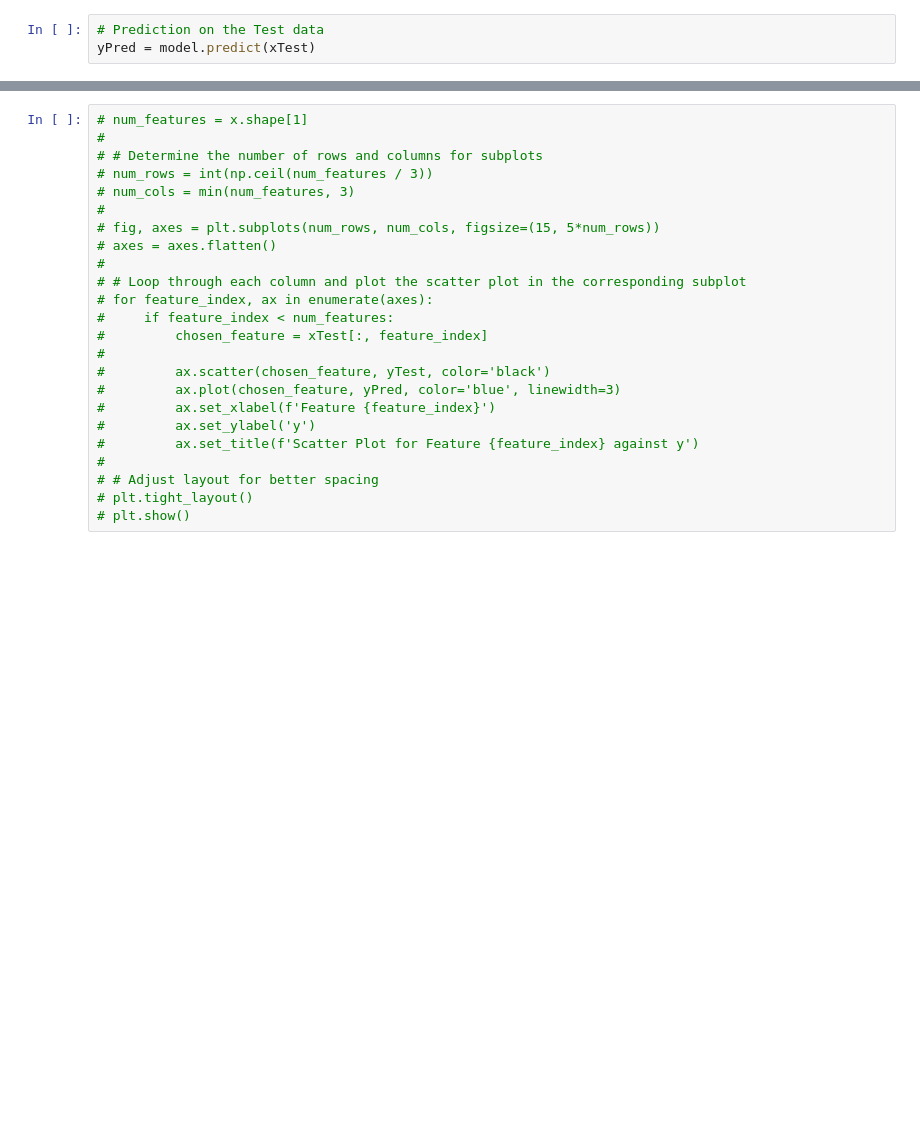
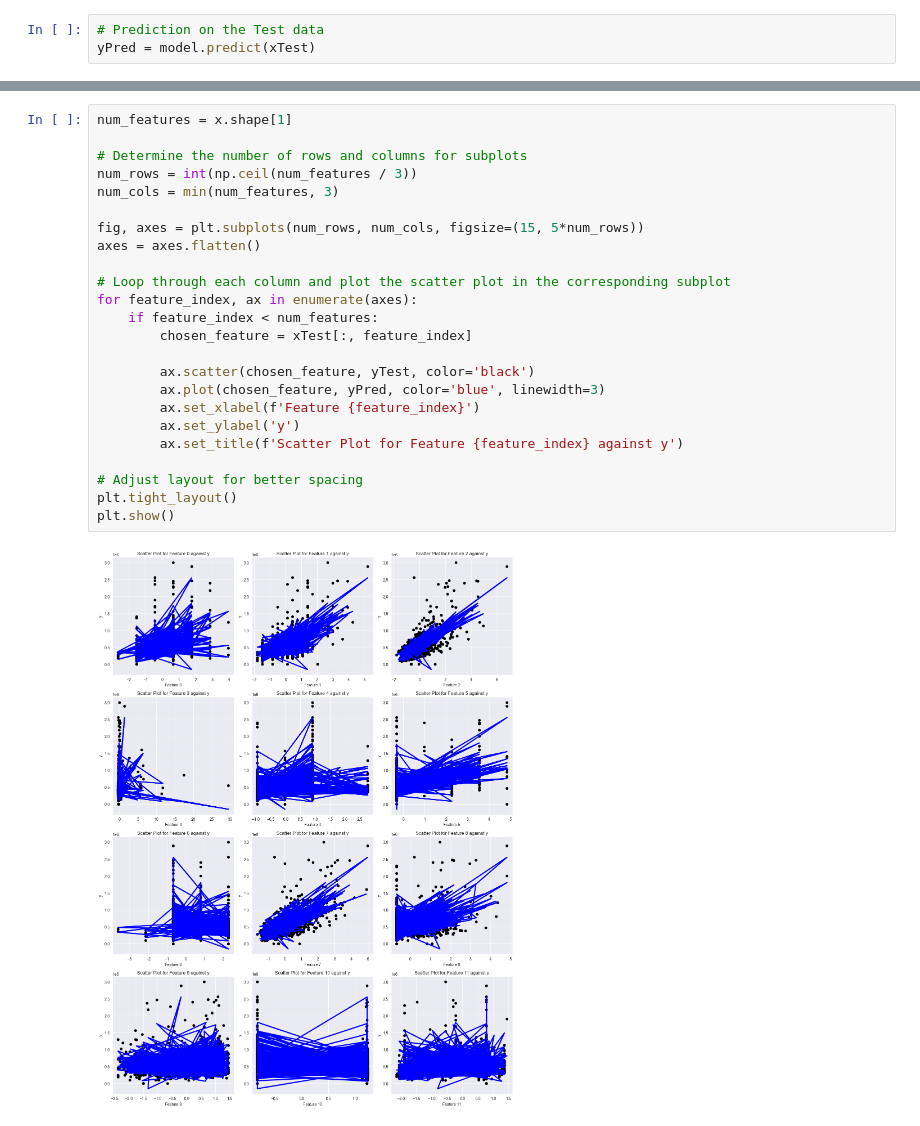
Before and after one commit to mhamzaraheel/mlTask, a Jupyter notebook: Month#1/Week#3/1#Monday/Multi_Linear_Regression.ipynb, the cells around one changed output, grey strips where cells are left out. Drawn from its saved outputs; the diff is of its cells as text; blank space fills up the shorter version.

```diff
--- a/Month#1/Week#3/1#Monday/Multi_Linear_Regression.ipynb
+++ b/Month#1/Week#3/1#Monday/Multi_Linear_Regression.ipynb
@@ -214,25 +229,27 @@ sc
 # %%
-# num_features = x.shape[1]
-#
-# # Determine the number of rows and columns for subplots
-# num_rows = int(np.ceil(num_features / 3))
-# num_cols = min(num_features, 3)
-#
-# fig, axes = plt.subplots(num_rows, num_cols, figsize=(15, 5*num_rows))
-# axes = axes.flatten()
-#
-# # Loop through each column and plot the scatter plot in the corresponding subplot
-# for feature_index, ax in enumerate(axes):
-#     if feature_index < num_features:
-#         chosen_feature = xTest[:, feature_index]
-#
-#         ax.scatter(chosen_feature, yTest, color='black')
-#         ax.plot(chosen_feature, yPred, color='blue', linewidth=3)
-#         ax.set_xlabel(f'Feature {feature_index}')
-#         ax.set_ylabel('y')
-#         ax.set_title(f'Scatter Plot for Feature {feature_index} against y')
-#
-# # Adjust layout for better spacing
-# plt.tight_layout()
-# plt.show()
+num_features = x.shape[1]
+
+# Determine the number of rows and columns for subplots
+num_rows = int(np.ceil(num_features / 3))
+num_cols = min(num_features, 3)
+
+fig, axes = plt.subplots(num_rows, num_cols, figsize=(15, 5*num_rows))
+axes = axes.flatten()
+
+# Loop through each column and plot the scatter plot in the corresponding subplot
+for feature_index, ax in enumerate(axes):
+    if feature_index < num_features:
+        chosen_feature = xTest[:, feature_index]
+
+        ax.scatter(chosen_feature, yTest, color='black')
+        ax.plot(chosen_feature, yPred, color='blue', linewidth=3)
+        ax.set_xlabel(f'Feature {feature_index}')
+        ax.set_ylabel('y')
+        ax.set_title(f'Scatter Plot for Feature {feature_index} against y')
+
+# Adjust layout for better spacing
+plt.tight_layout()
+plt.show()
+# %% [output]
+[figure, added]
 # %%
```
Also changed, not shown: parts of 18 cells of this notebook, 5 other files.
